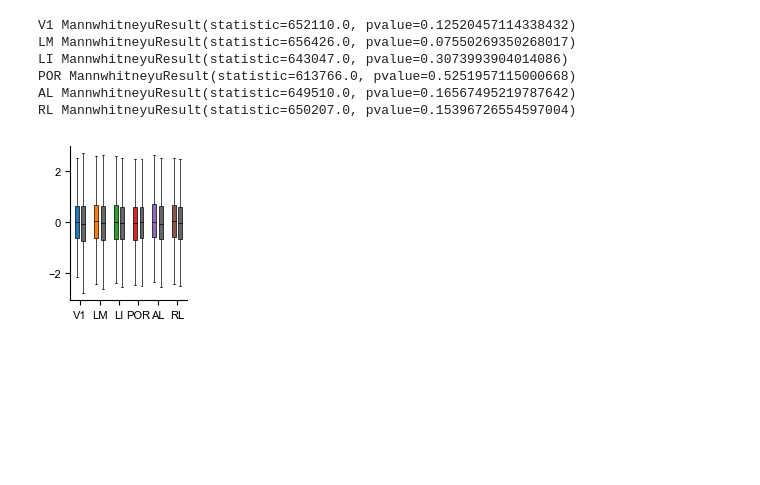
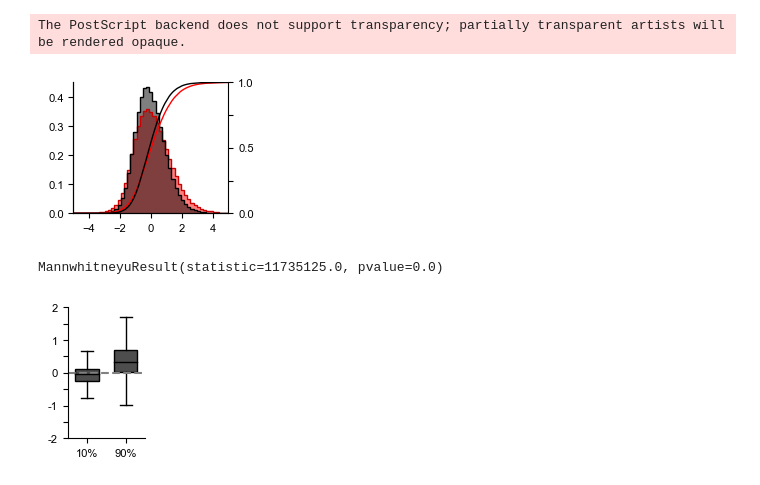
Before and after one commit to ruditong/MouseFeatureLandscape, a Jupyter notebook: analysis/Figure6.ipynb, the cells around one changed output. Cells and saved outputs as stored; diff of their text form; code cells hidden in the pictures; blank space fills up the shorter version.

```diff
--- a/analysis/Figure6.ipynb
+++ b/analysis/Figure6.ipynb
@@ -594,15 +15,0 @@ activity_combined = combine_wdf(activity_m)
-# %%
-fig7 = plot_wdf(activity_combined, figsize=(1.5,2))
-
-if save:
-    fig7.savefig(os.path.join(savepath, 'neuron_mean_invivo.eps'), bbox_inches='tight')
-
-for i, a in enumerate(activity_combined): print(regions[i], mannwhitneyu(a[0], a[1]))
-# %% [output]
-V1 MannwhitneyuResult(statistic=652110.0, pvalue=0.12520457114338432)
-LM MannwhitneyuResult(statistic=656426.0, pvalue=0.07550269350268017)
-LI MannwhitneyuResult(statistic=643047.0, pvalue=0.3073993904014086)
-POR MannwhitneyuResult(statistic=613766.0, pvalue=0.5251957115000668)
-AL MannwhitneyuResult(statistic=649510.0, pvalue=0.16567495219787642)
-RL MannwhitneyuResult(statistic=650207.0, pvalue=0.15396726554597004)
-[figure, removed]
@@ -608,0 +30,37 @@ RL MannwhitneyuResult(statistic=650207.0, pvalue=0.15396726554597004)
+# %%
+fp = r'D:\Data\DeepMouse\Results\generalisation\activations_filtered2.npy'
+data = np.load(fp, allow_pickle=1).item()
+data_sum = []
+for i, region in enumerate(regions):
+    own = data[region][i]
+    mask = np.ones(len(regions)+1).astype(bool)
+    mask[i] = False
+    mask[-1] = False
+    other = np.concatenate(list(compress(data[region], mask)), axis=0)
+    nat = data[region][-1]
+    data_sum.append([own, other, nat])
+# %%
+# Calculate statistics for own, other, and nat stims
+popvar = np.array([[iqr(data_sum[i][j], axis=1) for j in range(2)] for i in range(len(regions))])
+popmean = np.array([[np.median(data_sum[i][j], axis=1) for j in range(2)] for i in range(len(regions))])
+neuronvar = np.array([[iqr(data_sum[i][j], axis=0) for j in range(2)] for i in range(len(regions))])
+neuronmean = np.array([[np.median(data_sum[i][j], axis=0) for j in range(2)] for i in range(len(regions))])
+neuron25p = np.array([[np.percentile(data_sum[i][j], 10, axis=0) for j in range(2)] for i in range(len(regions))])
+neuron75p = np.array([[np.percentile(data_sum[i][j], 90, axis=0) for j in range(2)] for i in range(len(regions))])
+neuronkurt = np.array([[kurtosis(data_sum[i][j], axis=0) for j in range(2)] for i in range(len(regions))])
+popkurt = np.array([[kurtosis(data_sum[i][j], axis=1) for j in range(2)] for i in range(len(regions))])
+
+
+# Aggregate across regions
+summary_popvar = [np.concatenate([popvar[i][j] for i in range(len(regions))]) for j in range(2)]
+summary_popmean = [np.concatenate([popmean[i][j] for i in range(len(regions))]) for j in range(2)]
+summary_neuronvar = [np.concatenate([neuronvar[i][j] for i in range(len(regions))]) for j in range(2)]
+summary_neuron25p = [np.concatenate([neuron25p[i][j] for i in range(len(regions))]) for j in range(2)]
+summary_neuron75p = [np.concatenate([neuron75p[i][j] for i in range(len(regions))]) for j in range(2)]
+summary_neuronmean = [np.concatenate([neuronmean[i][j] for i in range(len(regions))]) for j in range(2)]
+summary_neuronkurt = [np.concatenate([neuronkurt[i][j] for i in range(len(regions))]) for j in range(2)]
+summary_popkurt = [np.concatenate([popkurt[i][j] for i in range(len(regions))]) for j in range(2)]
+
+# Pooled distribution own vs other
+pooled_own = np.concatenate([np.concatenate(data_sum[i][0]) for i, region in enumerate(regions)])
+pooled_other = np.concatenate([np.concatenate(data_sum[i][1]) for i, region in enumerate(regions)])
@@ -608,0 +118,20 @@ RL MannwhitneyuResult(statistic=650207.0, pvalue=0.15396726554597004)
+# %%
+# Plot pooled distributions
+fig1 = plot_distribution(pooled_own, pooled_other, bins=np.linspace(-5,5,50), figsize=(2., 1.7))
+if save:
+    fig1.savefig(os.path.join(savepath, 'example_neuron_distribution_pooled.eps'), bbox_inches='tight')
+# %% [output]
+The PostScript backend does not support transparency; partially transparent artists will be rendered opaque.
+[figure, added]
+# %%
+fig2 = plot_box([summary_neuron25p[0] - summary_neuron25p[1], summary_neuron75p[0] - summary_neuron75p[1]], ['10%', '90%'], figsize=(1.,1.7), cs=[[.3]*3]*2)
+pl.axhline(0, ls='--', color=[.5]*3)
+pl.ylim(-2,2)
+pl.yticks([-2,-1.5,-1,-0.5,0,0.5,1,1.5,2], ['-2', '', '-1', '', '0', '', '1', '','2'])
+if save:
+    fig2.savefig(os.path.join(savepath, 'percentiles_delta.eps'), bbox_inches='tight')
+
+print(mannwhitneyu(summary_neuron25p[0] - summary_neuron25p[1], summary_neuron75p[0] - summary_neuron75p[1]))
+# %% [output]
+MannwhitneyuResult(statistic=11735125.0, pvalue=0.0)
+[figure, added]
```
Also changed, not shown: parts of 50 cells of this notebook, 2 other files.
